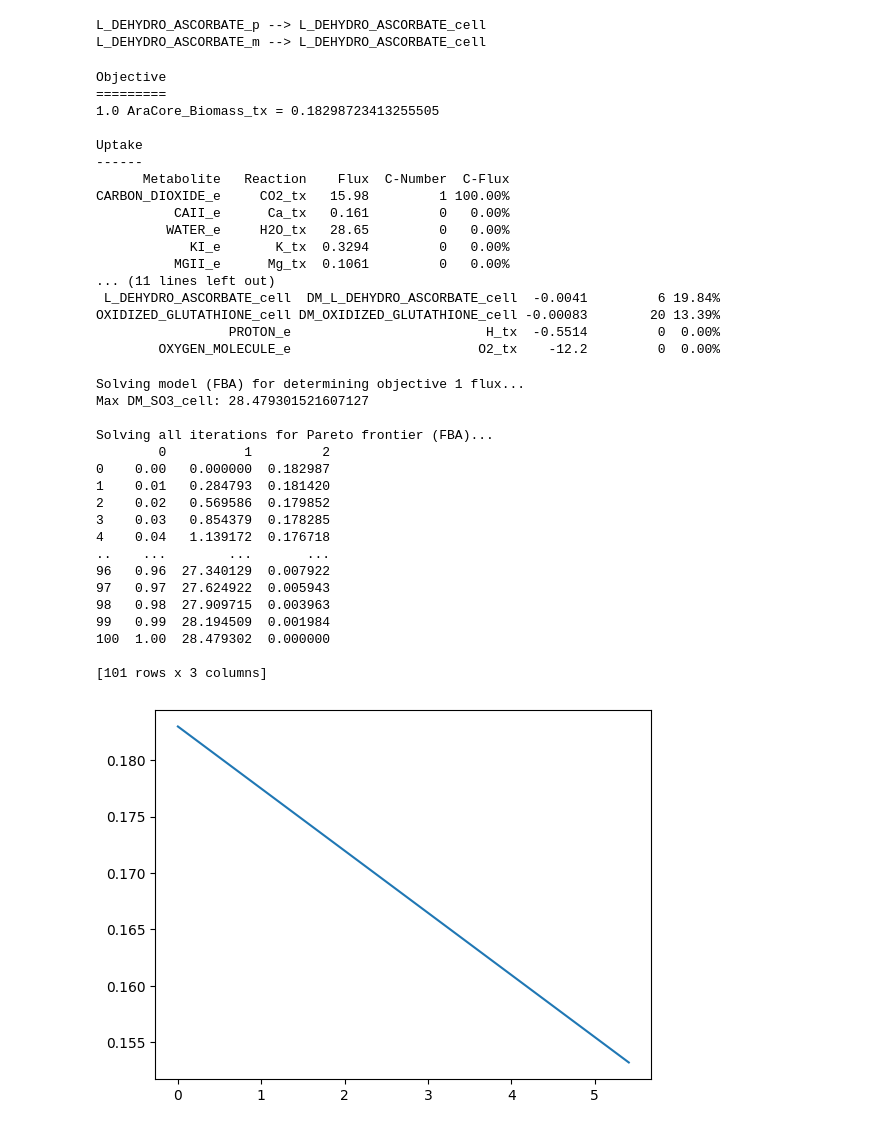
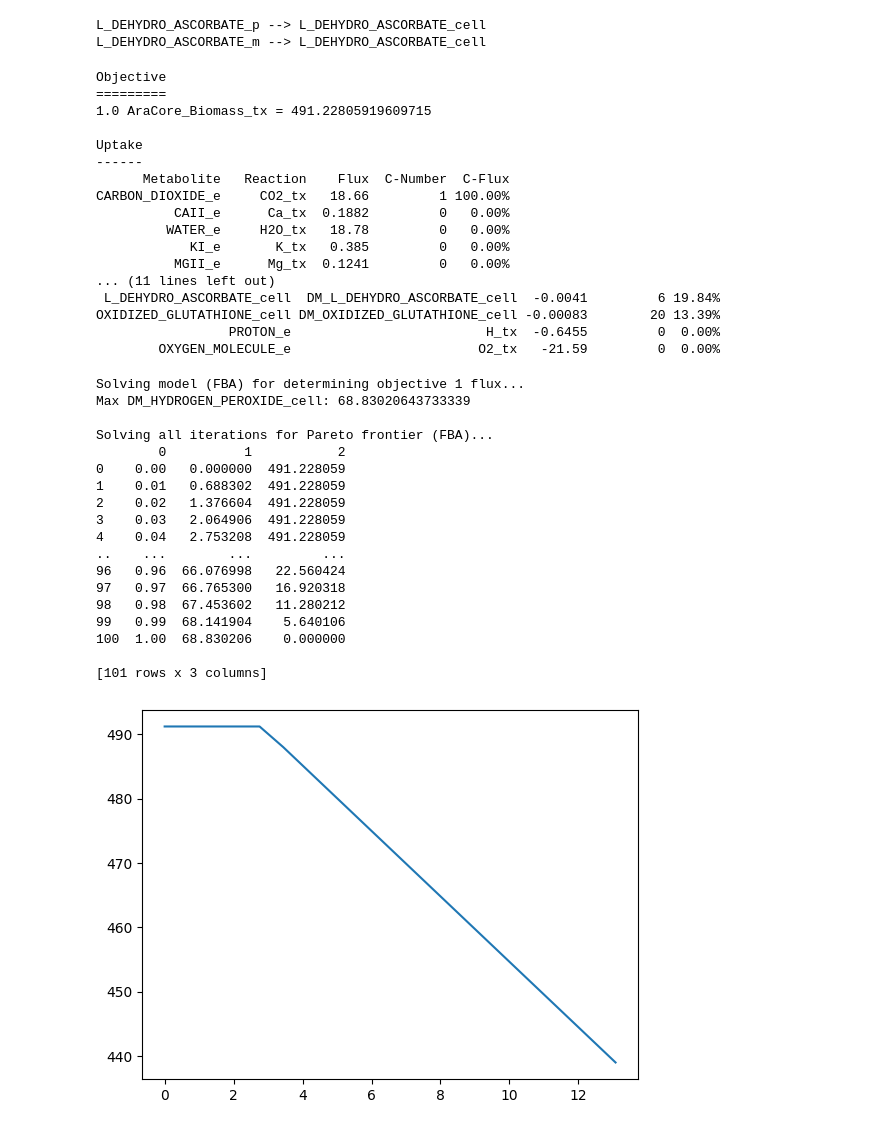
Before and after one commit to Subasree514/Flux_Simulations, a Jupyter notebook: exp_val_core.ipynb, the cells around one changed output. Cells and saved outputs as stored; diff of their text form; code cells hidden in the pictures.

```diff
--- a/exp_val_core.ipynb
+++ b/exp_val_core.ipynb
@@ -143,5 +92,5 @@ OXYGEN_MOLECULE_e    O2_tx -37.5         0  0.00%
 # %%
-model = read_sbml_model('beta_day_DM.xml')
+model = read_sbml_model('beta_day_DM_new.xml')
 core_model=model
 #core_model.reactions.get_by_id('Photon_tx').bounds = (0,29.96568)
 sol = core_model.optimize()
@@ -397,50 +346,50 @@ print(core_model.summary(sol))
 # %% [output]
 Objective
 =========
-1.0 AraCore_Biomass_tx = 0.18298723413255505
+1.0 AraCore_Biomass_tx = 491.22805919609715
 
 Uptake
 ------
       Metabolite   Reaction    Flux  C-Number  C-Flux
-CARBON_DIOXIDE_e     CO2_tx   15.98         1 100.00%
-          CAII_e      Ca_tx   0.161         0   0.00%
-         WATER_e     H2O_tx   28.65         0   0.00%
-            KI_e       K_tx  0.3294         0   0.00%
-          MGII_e      Mg_tx  0.1061         0   0.00%
+CARBON_DIOXIDE_e     CO2_tx   18.66         1 100.00%
+          CAII_e      Ca_tx  0.1882         0   0.00%
+         WATER_e     H2O_tx   18.78         0   0.00%
+            KI_e       K_tx   0.385         0   0.00%
+          MGII_e      Mg_tx  0.1241         0   0.00%
 ... (11 lines left out)
  L_DEHYDRO_ASCORBATE_cell  DM_L_DEHYDRO_ASCORBATE_cell  -0.0041         6 19.84%
 OXIDIZED_GLUTATHIONE_cell DM_OXIDIZED_GLUTATHIONE_cell -0.00083        20 13.39%
-                 PROTON_e                         H_tx  -0.5514         0  0.00%
-        OXYGEN_MOLECULE_e                        O2_tx    -12.2         0  0.00%
+                 PROTON_e                         H_tx  -0.6455         0  0.00%
+        OXYGEN_MOLECULE_e                        O2_tx   -21.59         0  0.00%
 # %%
 ## plot pareto plot
-objective1 =  'DM_SO3_cell'
+objective1 =  'DM_HYDROGEN_PEROXIDE_cell'
 objective2 =  'AraCore_Biomass_tx'#Arabidopsis_biomass_tx AraCore_Biomass_tx
 solution_primary=pareto_analysis(core_model, objective1 = objective1, objective2=objective2, pareto_range = pareto_range, metric = metric)
 #pd.DataFrame(result_list).to_excel('results.xlsx')
 data=pd.DataFrame(solution_primary)
 print(data)
 plt.plot(data[1][:20],data[2][:20])
 #plt.ylim([0.2152,0.2153])
 #plt.xlim([0,0.03])
 plt.show()###objs_rs=[AraCore_Biomass_tx 'Phloem_output_tx','DM_NITRIC-OXIDE_cell','DM_HS_cell','DM_SUPER_OXIDE_cell','DM_HC00250_cell','DM_CPD0-1395_cell','DM_SO3_cell','DM_CPD-12377_cell','DM_HYDROGEN_PEROXIDE_cell','DM_ho2_rad_cell']
 # %% [output]
 Solving model (FBA) for determining objective 1 flux...
-Max DM_SO3_cell: 28.479301521607127
+Max DM_HYDROGEN_PEROXIDE_cell: 68.83020643733339
 
 Solving all iterations for Pareto frontier (FBA)...
-        0          1         2
-0    0.00   0.000000  0.182987
-1    0.01   0.284793  0.181420
-2    0.02   0.569586  0.179852
-3    0.03   0.854379  0.178285
-4    0.04   1.139172  0.176718
-..    ...        ...       ...
-96   0.96  27.340129  0.007922
-97   0.97  27.624922  0.005943
-98   0.98  27.909715  0.003963
-99   0.99  28.194509  0.001984
-100  1.00  28.479302  0.000000
+        0          1           2
+0    0.00   0.000000  491.228059
+1    0.01   0.688302  491.228059
+2    0.02   1.376604  491.228059
+3    0.03   2.064906  491.228059
+4    0.04   2.753208  491.228059
+..    ...        ...         ...
+96   0.96  66.076998   22.560424
+97   0.97  66.765300   16.920318
+98   0.98  67.453602   11.280212
+99   0.99  68.141904    5.640106
+100  1.00  68.830206    0.000000
 
 [101 rows x 3 columns]
-[figure, old version]
+[figure, new version]
```
Also changed, not shown: parts of 3 cells of this notebook, 15 other files.
